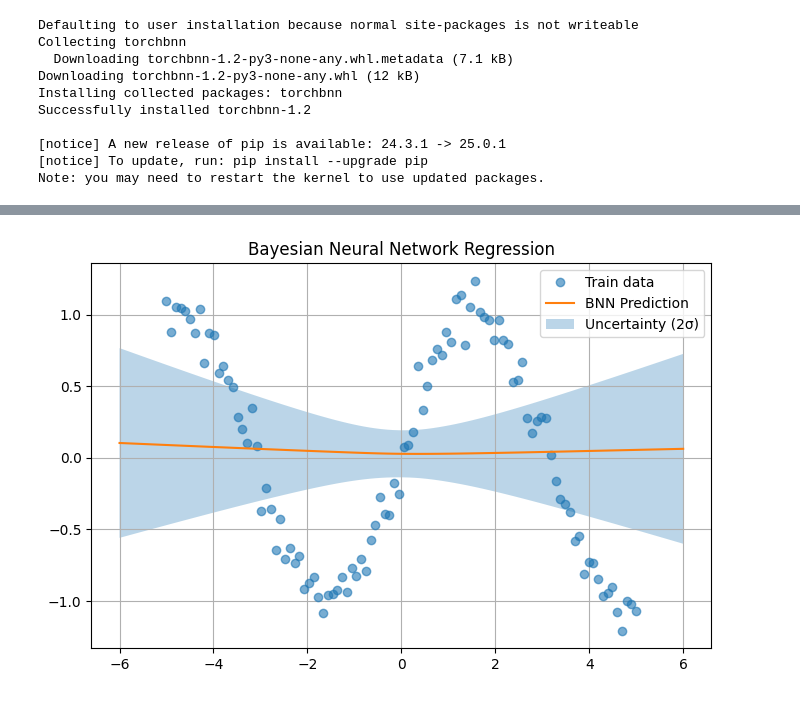
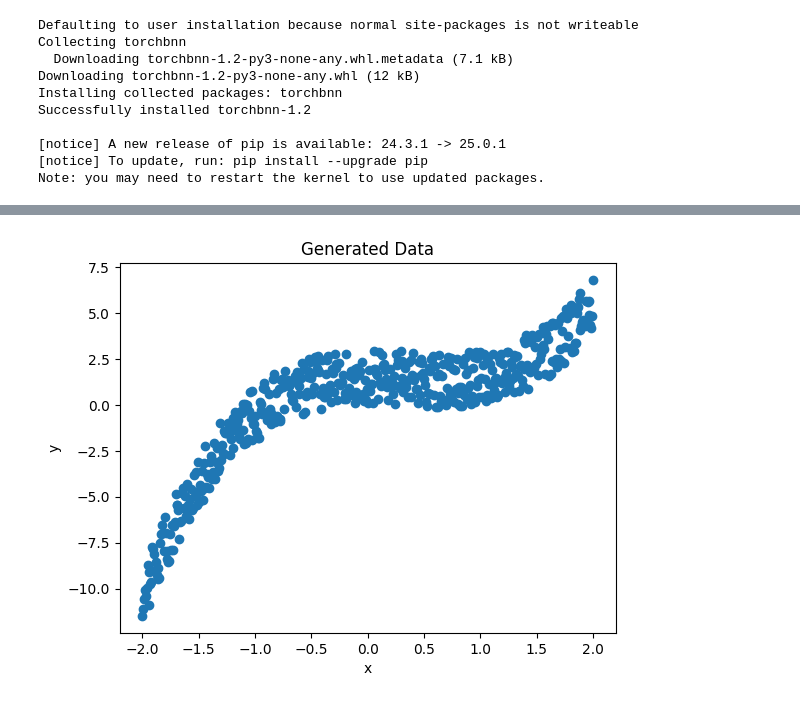
Before and after one commit to jaewook-lee4014/MultiFidelity-ProcessOpt, a Jupyter notebook: 6. TestCode/BNN.ipynb, the cells around one changed output, grey strips where cells are left out. Cells and saved outputs as stored; diff of their text form; code cells hidden in the pictures.

```diff
--- a/6. TestCode/BNN.ipynb
+++ b/6. TestCode/BNN.ipynb
@@ -128,24 +21,13 @@ plt.show()
-# %%
-# 추론: 여러 번 샘플링하여 평균과 불확실성 추정
-model.eval()
-preds = []
-for _ in range(2000):
-    with torch.no_grad():
-        pred = model(x_test)
-        preds.append(pred.numpy())
-
-preds = np.array(preds)
-mean = preds.mean(axis=0).squeeze()
-std = preds.std(axis=0).squeeze()
-
-# 결과 시각화
-plt.figure(figsize=(8, 5))
-plt.plot(x.numpy(), y.numpy(), 'o', label="Train data", alpha=0.6)
-plt.plot(x_test.numpy(), mean, label="BNN Prediction")
-plt.fill_between(x_test.squeeze().numpy(), mean - 2*std, mean + 2*std, alpha=0.3, label="Uncertainty (2σ)")
-plt.legend()
-plt.grid()
-plt.title("Bayesian Neural Network Regression")
-plt.show()
-# %% [output]
-[figure, removed]
+# %%
+# 데이터 생성
+x = torch.linspace(-2, 2, 500).unsqueeze(1)
+y = x.pow(3) - x.pow(2) + 3 * torch.rand(x.size())
+
+# 데이터 시각화
+plt.scatter(x.numpy(), y.numpy())
+plt.xlabel('x')
+plt.ylabel('y')
+plt.title('Generated Data')
+plt.show()
+# %% [output]
+[figure, added]
```
Also changed, not shown: parts of 14 cells of this notebook, 11 other files.
